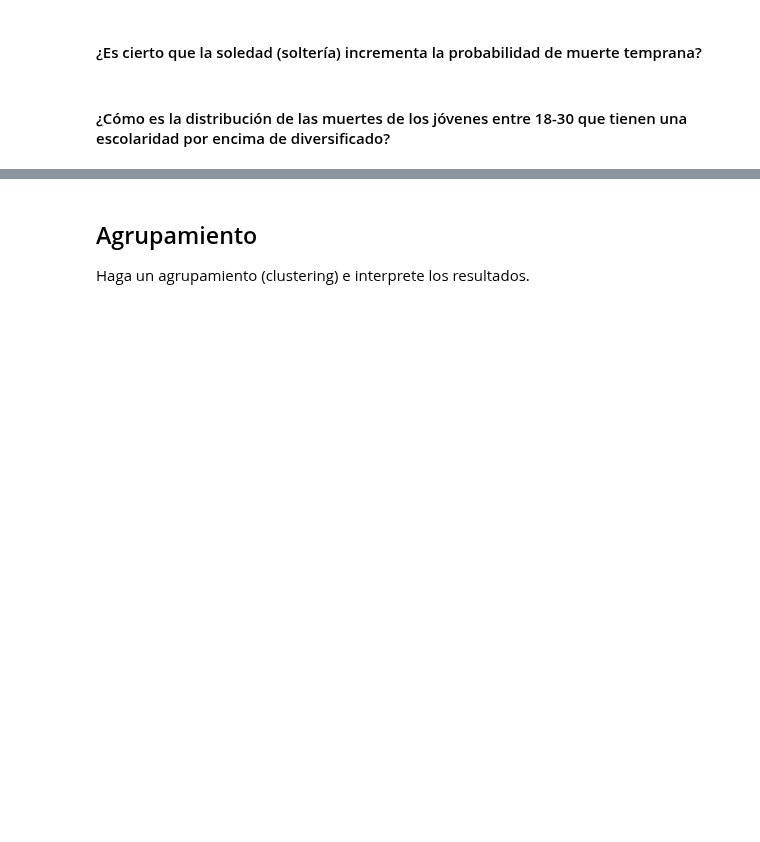
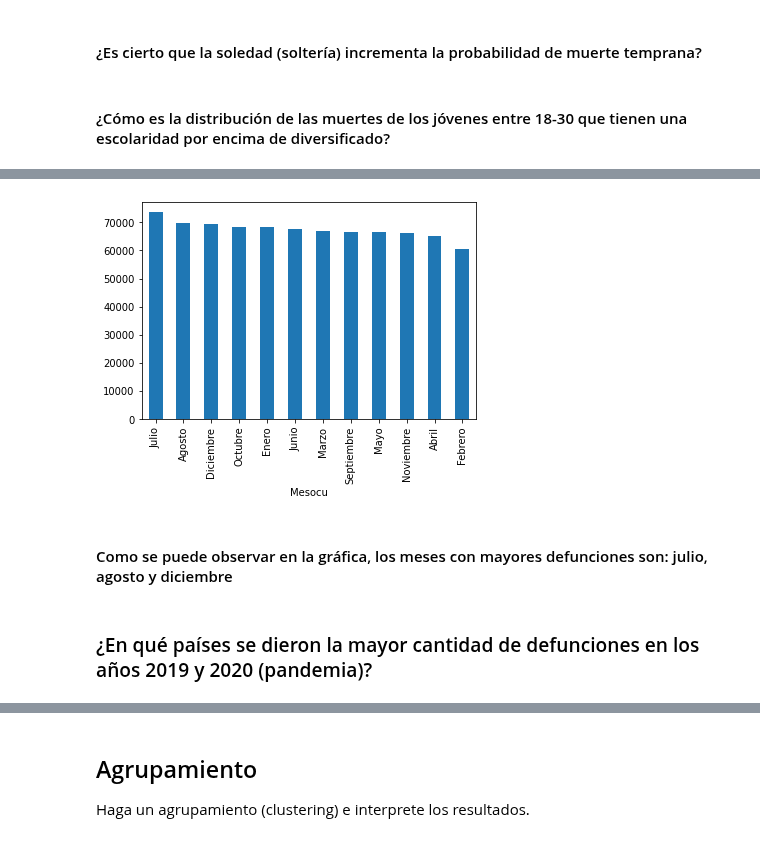
Before and after one commit to Orlando19943/Proyecto1-DM, a Jupyter notebook: project.ipynb, the cells around one changed output, grey strips where cells are left out. Cells and saved outputs as stored; diff of their text form; code cells hidden in the pictures; blank space fills up the shorter version.

```diff
--- a/project.ipynb
+++ b/project.ipynb
@@ -204,0 +191,3 @@ young = deaths.loc[(deaths['edad'] >= 18 & deaths['edad'] <= 30 & deaths['edad']
+# %%
+month = deaths.groupby(["Mesocu"])["Mesocu"].count().sort_values(ascending=False)
+month
@@ -204,0 +209,9 @@ young = deaths.loc[(deaths['edad'] >= 18 & deaths['edad'] <= 30 & deaths['edad']
+# %%
+month.plot.bar()
+del month
+# %% [output]
+[figure, added]
+# %% [markdown]
+#### Como se puede observar en la gráfica, los meses con mayores defunciones son: julio, agosto y diciembre
+# %% [markdown]
+### ¿En qué países se dieron la mayor cantidad de defunciones en los años 2019 y 2020 (pandemia)?
```
Also changed, not shown: parts of 36 cells of this notebook.
